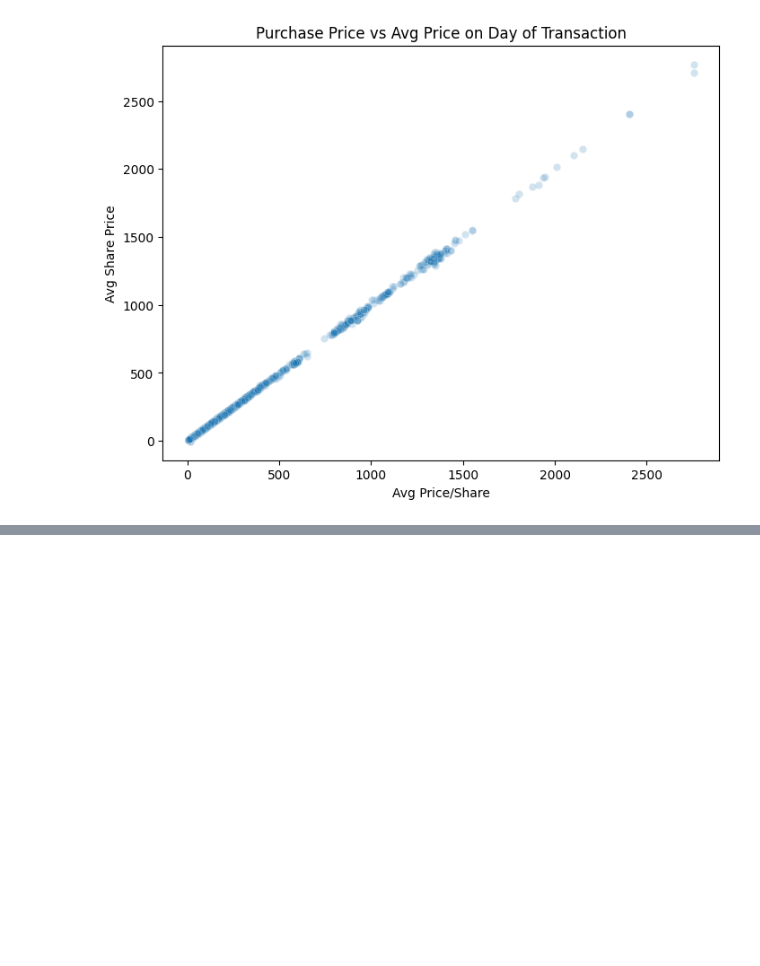
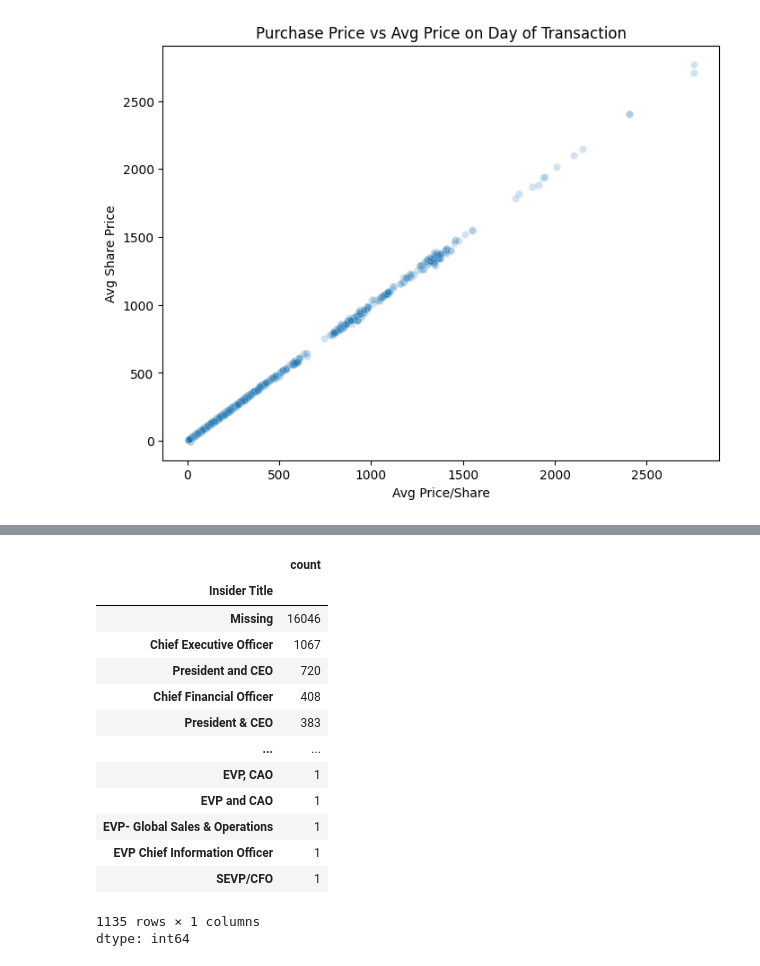
Before and after one commit to tmacpherson6/Do-Insiders-Know-Something-We-Dont, a Jupyter notebook: Thomas_EDA.ipynb, the cells around one changed output, grey strips where cells are left out. Cells and saved outputs as stored; diff of their text form; code cells hidden in the pictures; blank space fills up the shorter version.

```diff
--- a/Thomas_EDA.ipynb
+++ b/Thomas_EDA.ipynb
@@ -350,0 +510,19 @@ plt.show()
+# %%
+full_df = role_dummies.copy()
+full_df['Insider Title'].value_counts()
+# %% [output]
+|  | count |
+| Insider Title |  |
+| Missing | 16046 |
+| Chief Executive Officer | 1067 |
+| President and CEO | 720 |
+| Chief Financial Officer | 408 |
+| President & CEO | 383 |
+| ... | ... |
+| EVP, CAO | 1 |
+| EVP and CAO | 1 |
+| EVP- Global Sales & Operations | 1 |
+| EVP Chief Information Officer | 1 |
+| SEVP/CFO | 1 |
+1135 rows × 1 columns
+dtype: int64
```
Also changed, not shown: parts of 13 cells of this notebook.
